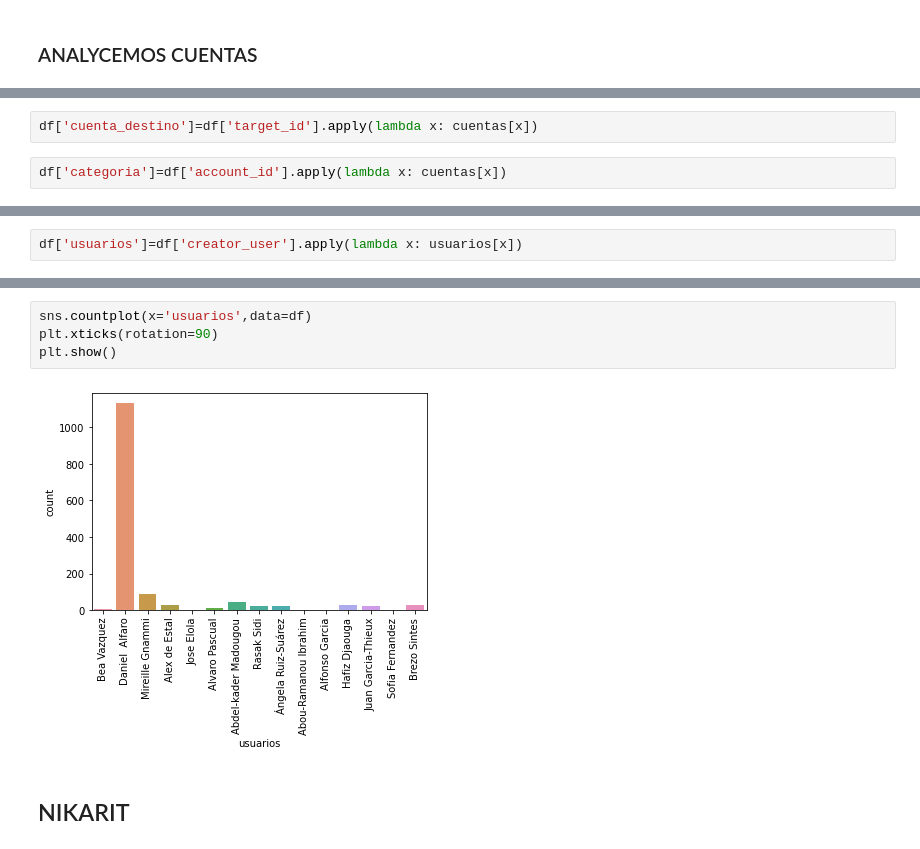
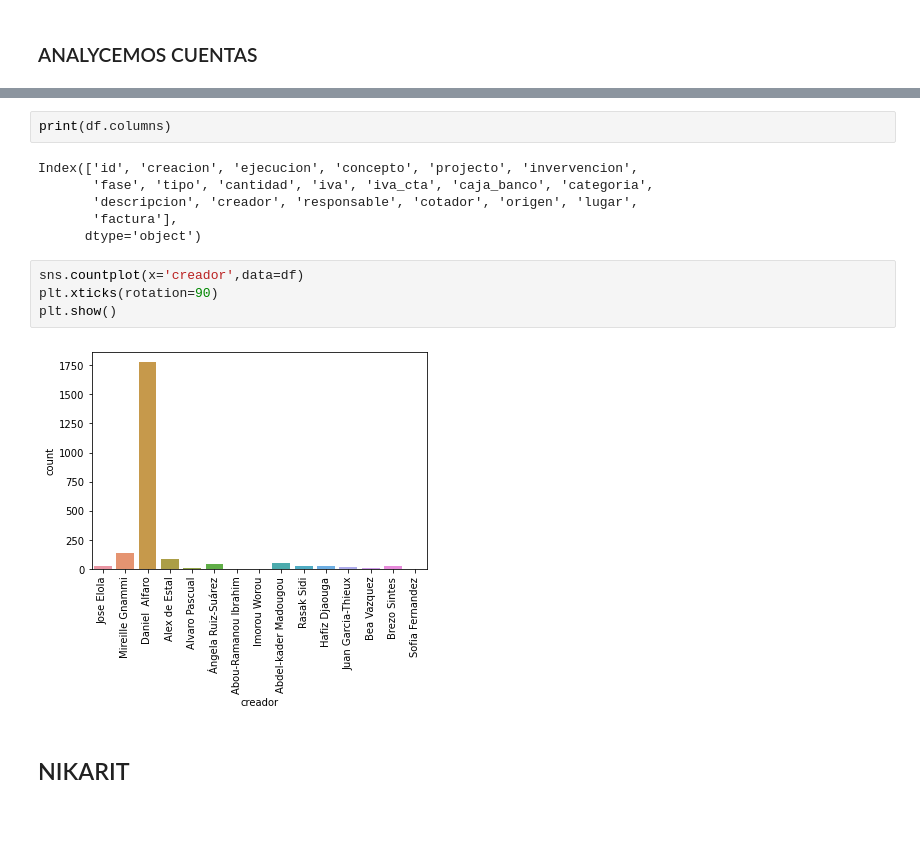
Before and after one commit to OANInternational/nikaritds, a Jupyter notebook: clients_study/financial_study_and_clients.ipynb, the cells around one changed output, grey strips where cells are left out. Cells and saved outputs as stored; diff of their text form; blank space fills up the shorter version.

```diff
--- a/clients_study/financial_study_and_clients.ipynb
+++ b/clients_study/financial_study_and_clients.ipynb
@@ -80,5 +98 @@ plt.show()
-# %%
-df['cuenta_destino']=df['target_id'].apply(lambda x: cuentas[x])
-# %%
-df['categoria']=df['account_id'].apply(lambda x: cuentas[x])
 # %%
@@ -114,2 +125,0 @@ usuarios = pd.read_csv('usuarios.csv',index_col=0).to_dict()['NOMBRE']
-# %%
-df['usuarios']=df['creator_user'].apply(lambda x: usuarios[x])
@@ -116,9 +137,17 @@ df['usuarios']=df['creator_user'].apply(lambda x: usuarios[x])
+# %%
+print(df.columns)
+# %% [output]
+Index(['id', 'creacion', 'ejecucion', 'concepto', 'projecto', 'invervencion',
+       'fase', 'tipo', 'cantidad', 'iva', 'iva_cta', 'caja_banco', 'categoria',
+       'descripcion', 'creador', 'responsable', 'cotador', 'origen', 'lugar',
+       'factura'],
+      dtype='object')
 # %%
-sns.countplot(x='usuarios',data=df)
+sns.countplot(x='creador',data=df)
 plt.xticks(rotation=90)
 plt.show()
 # %% [output]
-[figure, old version]
+[figure, new version]
 # %% [markdown]
 ## NIKARIT
 # %%
```
Also changed, not shown: parts of 97 cells of this notebook, 11 other files.
